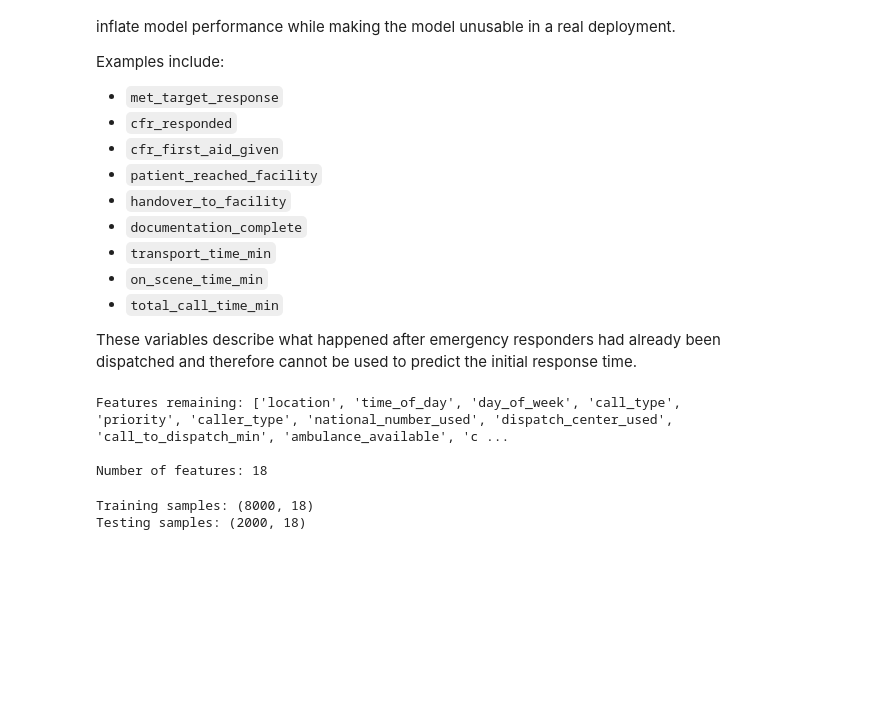
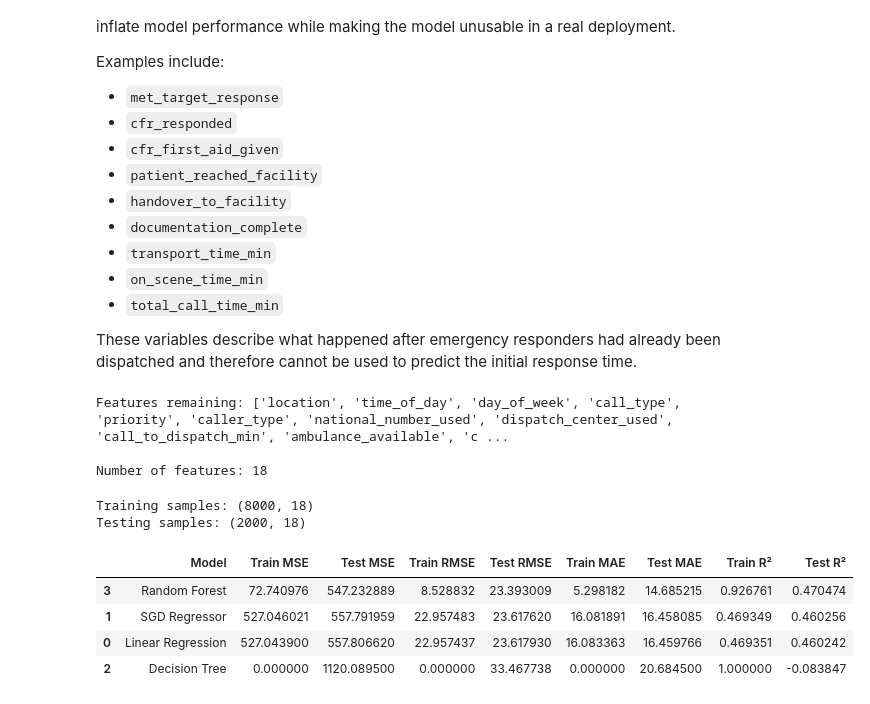
Before and after one commit to Nina-Cyndy/linear-regression-guardwatch, a Jupyter notebook: summative/linear_regression/Untitled0.ipynb, the cells around one changed output. Saved outputs shown, nothing was run; the diff lists cells and outputs as text; code cells hidden in the pictures; blank space fills up the shorter version.

Commit message:
feat: four model predictions and saving the best one

```diff
--- a/summative/linear_regression/Untitled0.ipynb
+++ b/summative/linear_regression/Untitled0.ipynb
@@ -331,3 +331,32 @@ print("Testing samples:", X_test.shape)
 # %% [output]
 Training samples: (8000, 18)
 Testing samples: (2000, 18)
+# %%
+linear_pipeline = Pipeline([
+    ("preprocessor", preprocessor),
+    ("model", LinearRegression())
+])
+
+sgd_pipeline = Pipeline([
+    ("preprocessor", preprocessor),
+    ("model", SGDRegressor(
+        random_state=42,
+        max_iter=2000,
+        learning_rate="adaptive"
+    ))
+])
+
+tree_pipeline = Pipeline([
+    ("preprocessor", preprocessor),
+    ("model", DecisionTreeRegressor(
+        random_state=42
+    ))
+])
+
+forest_pipeline = Pipeline([
+    ("preprocessor", preprocessor),
+    ("model", RandomForestRegressor(
+        random_state=42,
+        n_estimators=200
+    ))
+])
@@ -333,0 +447,15 @@ Testing samples: (2000, 18)
+# %%
+results_df = pd.DataFrame(results)
+
+results_df = results_df.drop(columns=["Pipeline"])
+
+results_df.sort_values(
+    by="Test RMSE",
+    ascending=True
+)
+# %% [output]
+|  | Model | Train MSE | Test MSE | Train RMSE | Test RMSE | Train MAE | Test MAE | Train R² | Test R² |
+| 3 | Random Forest | 72.740976 | 547.232889 | 8.528832 | 23.393009 | 5.298182 | 14.685215 | 0.926761 | 0.470474 |
+| 1 | SGD Regressor | 527.046021 | 557.791959 | 22.957483 | 23.617620 | 16.081891 | 16.458085 | 0.469349 | 0.460256 |
+| 0 | Linear Regression | 527.043900 | 557.806620 | 22.957437 | 23.617930 | 16.083363 | 16.459766 | 0.469351 | 0.460242 |
+| 2 | Decision Tree | 0.000000 | 1120.089500 | 0.000000 | 33.467738 | 0.000000 | 20.684500 | 1.000000 | -0.083847 |
```
Also changed, not shown: parts of 5 cells of this notebook.
